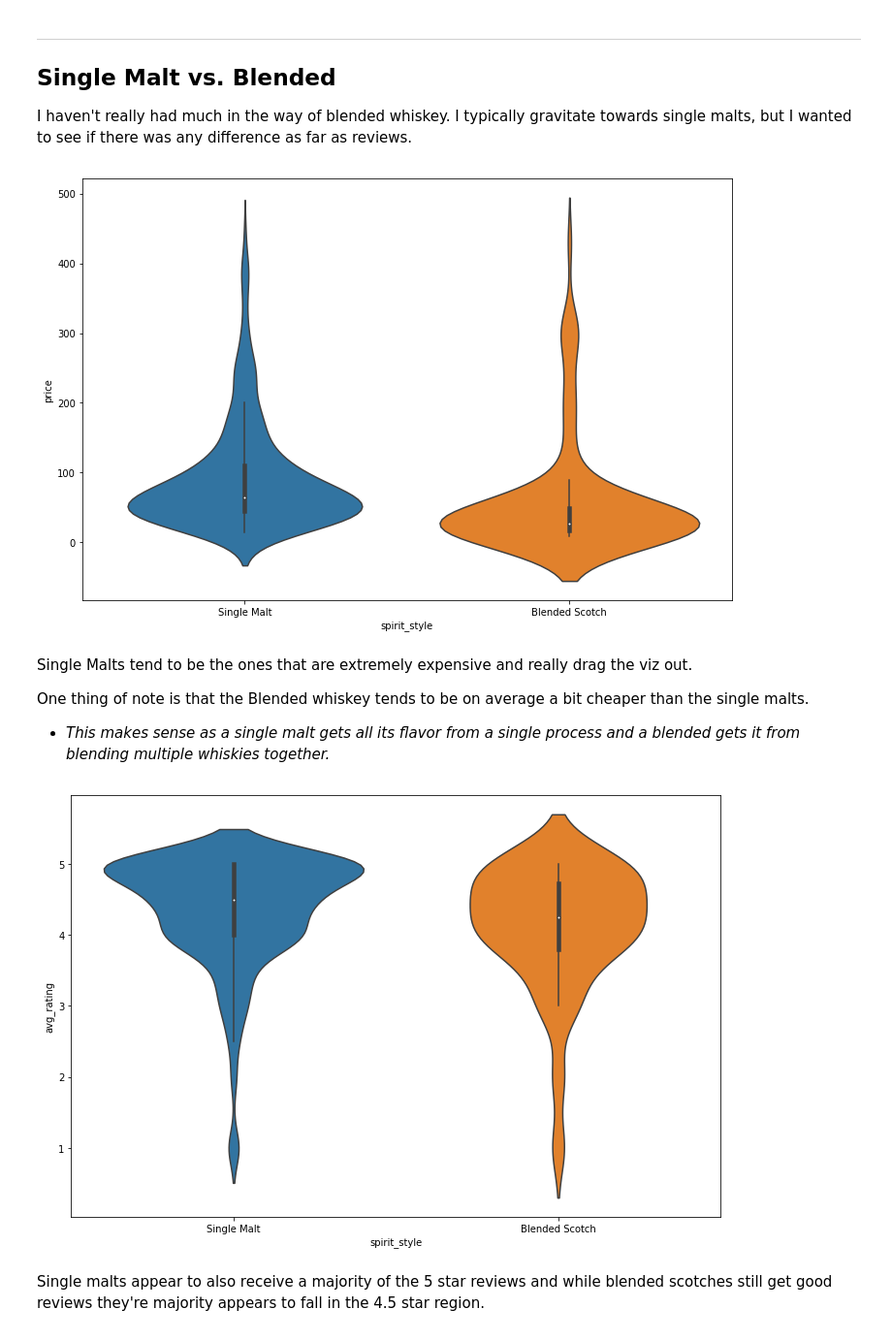
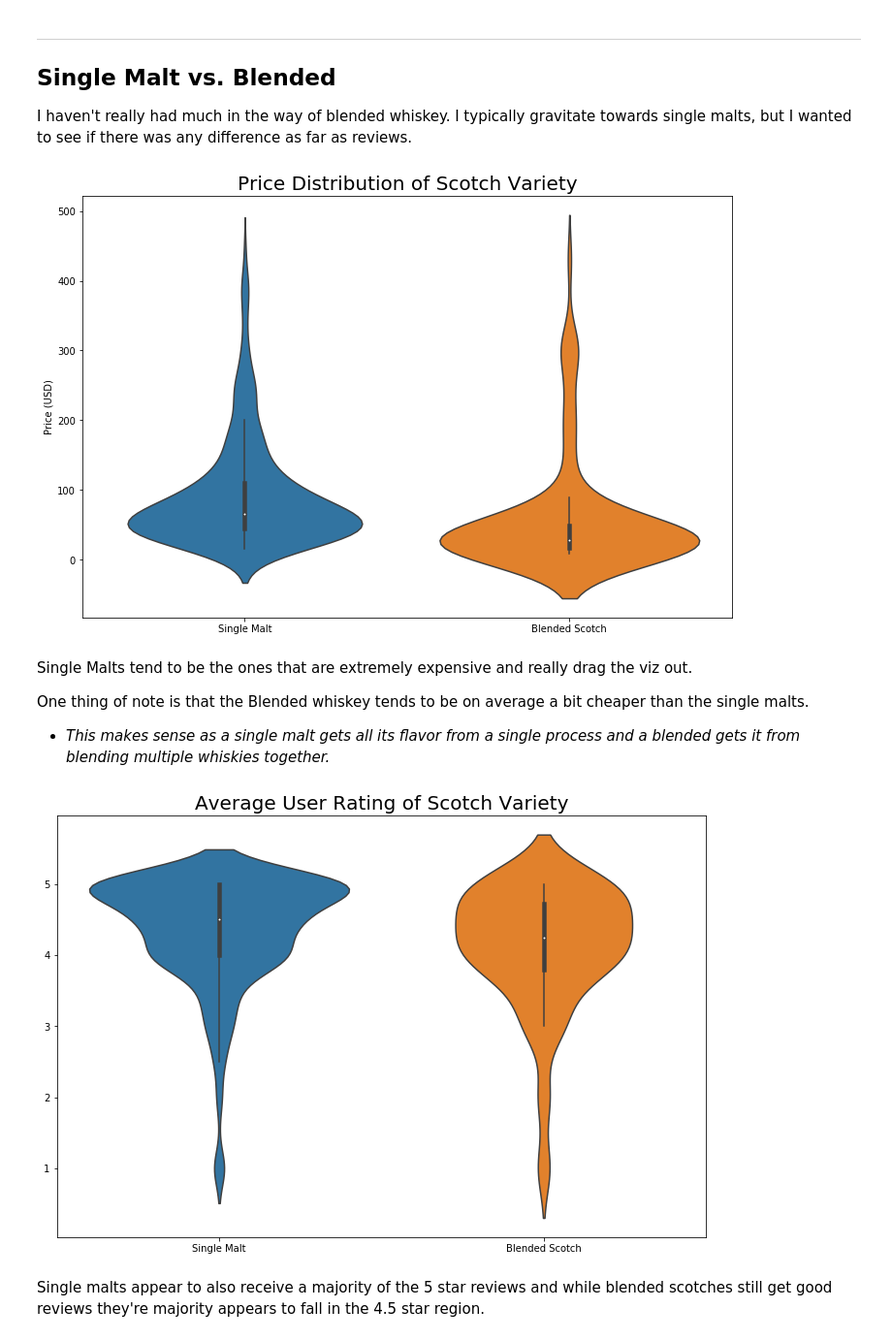
Before and after one commit to samuel-stack/Whiskey-Recommender, a Jupyter notebook: 3-Scotch-EDA.ipynb, the cells around one changed output. Shown: that part at 97% size. Cells and saved outputs as stored; diff of their text form; code cells hidden in the pictures.

```diff
--- a/3-Scotch-EDA.ipynb
+++ b/3-Scotch-EDA.ipynb
@@ -558,8 +567,11 @@ I haven't really had much in the way of blended whiskey.  I typically gravitate
 # %%
 plt.figure(figsize = (12,8))
 sns.violinplot(x = 'spirit_style', y = 'price', data = df[(df['price'] < 450) &( df['avg_rating'] > 0)]);
+plt.title("Price Distribution of Scotch Variety", fontsize=20)
+plt.xlabel('')
+plt.ylabel('Price (USD)');
 # %% [output]
-[figure, old version]
+[figure, new version]
 # %% [markdown]
 Single Malts tend to be the ones that are extremely expensive and really drag the viz out.
 
@@ -568,8 +580,11 @@ One thing of note is that the Blended whiskey tends to be on average a bit cheap
 # %%
 plt.figure(figsize = (12,8))
 sns.violinplot(x = 'spirit_style', y = 'avg_rating', data = df[(df['price'] < 450) &( df['avg_rating'] > 0)]);
+plt.title("Average User Rating of Scotch Variety", fontsize=20)
+plt.xlabel('')
+plt.ylabel('');
 # %% [output]
-[figure, old version]
+[figure, new version]
 # %% [markdown]
 Single malts appear to also receive a majority of the 5 star reviews and while blended scotches still get good reviews they're majority appears to fall in the 4.5 star region.
 # %%
```
Also changed, not shown: parts of 25 cells of this notebook, 3 other files.
